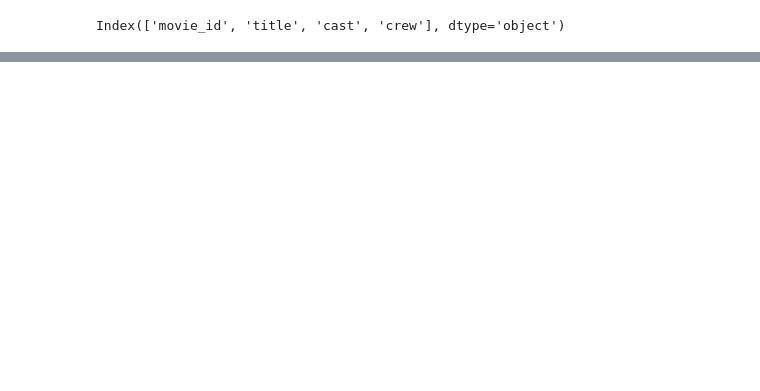
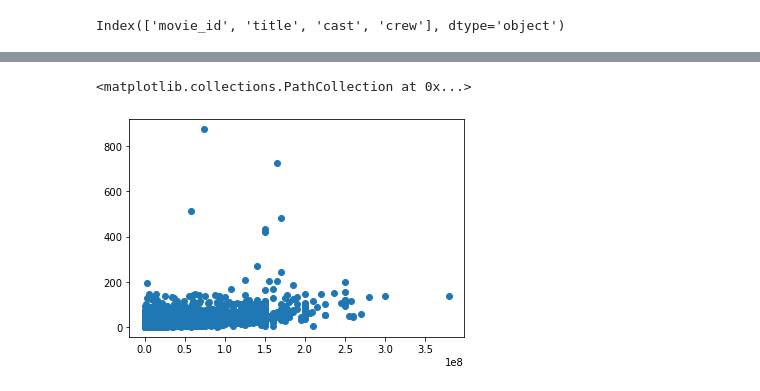
Before and after one commit to roshanmehta12/moive-recommendation, a Jupyter notebook: movie-recommendation-code.ipynb, the cells around one changed output, grey strips where cells are left out. Saved outputs shown, nothing was run; the diff lists cells and outputs as text; code cells hidden in the pictures; blank space fills up the shorter version.

Commit message:
added plots

```diff
--- a/movie-recommendation-code.ipynb
+++ b/movie-recommendation-code.ipynb
@@ -40,9 +40,9 @@ Index(['budget', 'genres', 'homepage', 'id', 'keywords', 'original_language',
 #credits_df.columns = ['id','title','cast','crew']
 
 #movies_df = movies_df.merge(credits_df, on="id")
-movies_df = movies_df.drop(columns = "homepage")
+#movies_df = movies_df.drop(columns = "homepage")
 
-movies_df = pd.merge(movies_df, credits_df, how='inner')
+movies_df = pd.merge(movies_df, credits_df, how = 'inner').drop(columns = 'movie_id')
 # %%
 movies_df.head(2)
 # %% [output]
@@ -52,0 +53,5 @@ movies_df.head(2)
+# %%
+plt.scatter('budget', 'popularity', data=movies_df)
+# %% [output]
+<matplotlib.collections.PathCollection at 0x...>
+[figure, added]
```
Also changed, not shown: parts of 11 cells of this notebook, 1 other file.
